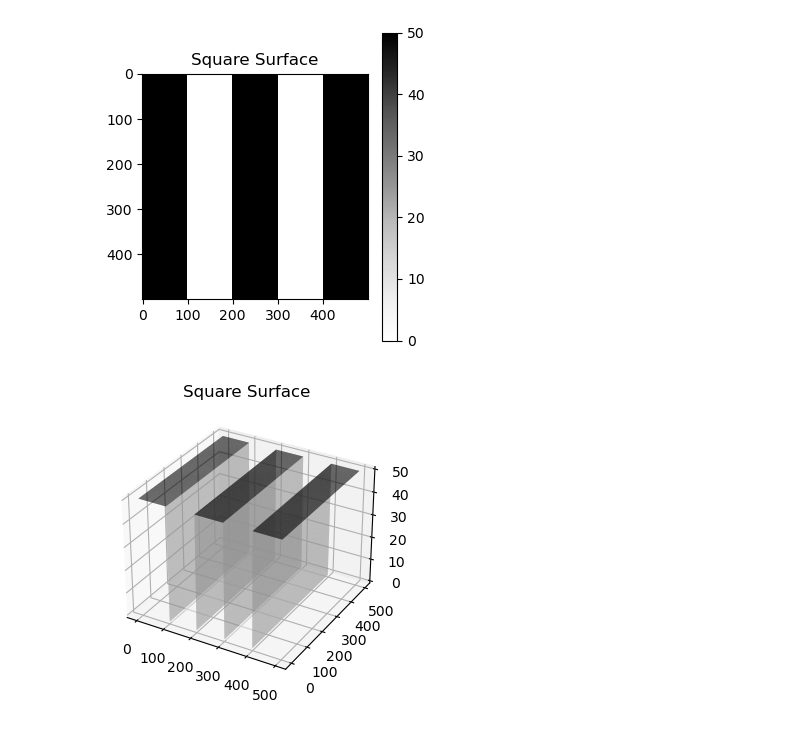
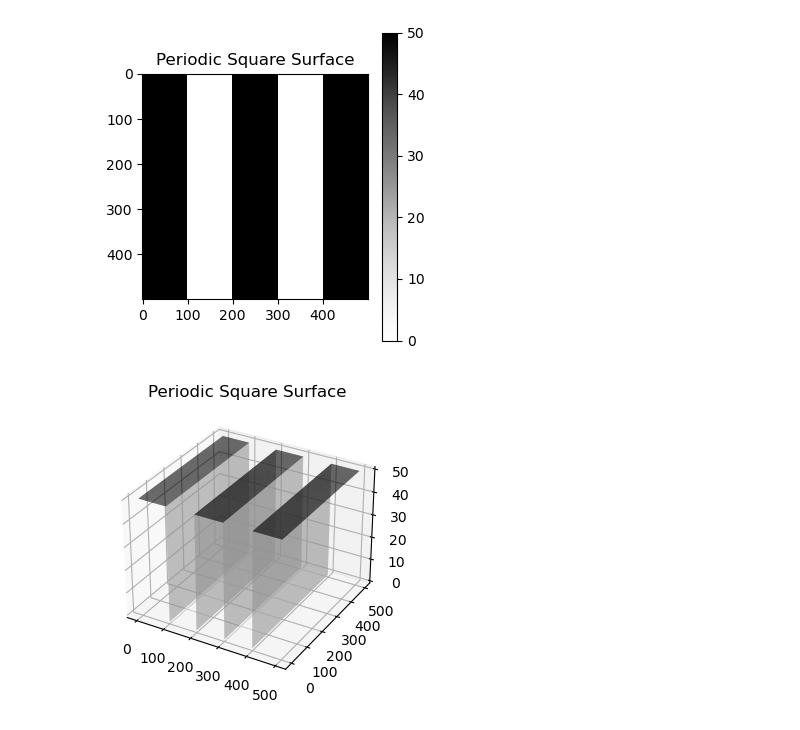
Before and after one commit to malekinho8/hollow-afm-deconvolution, a Jupyter notebook: 2D_dilation_erosion.ipynb, the cells around one changed output. Saved outputs shown, nothing was run; the diff lists cells and outputs as text; code cells hidden in the pictures.

```diff
--- a/2D_dilation_erosion.ipynb
+++ b/2D_dilation_erosion.ipynb
@@ -51,34 +52,34 @@ def generate_periodic_square_surface(size, feature_size, height, T):
     surface = np.zeros((size, size), dtype=float)
 
     for i in range(0, size, T):
         for j in range(0, size, T):
             surface[:,j:j+feature_size] = height
 
     return surface
 
 # Example: Generate a surface with periodic square features
 size = 500
 feature_size = 100
 periodicity = 200
 height = 50
 
 periodic_square_surface = generate_periodic_square_surface(size, feature_size, height, periodicity)
 
 # Plot the 2D array as a heatmap
 plt.figure(figsize=(8, 4))
 plt.subplot(1, 2, 1)
 plt.imshow(periodic_square_surface, cmap='Greys', interpolation='nearest')
 plt.colorbar()
-plt.title('Square Surface')
+plt.title('Periodic Square Surface')
 
 # Plot the surface in 3D
 x, y = np.meshgrid(np.arange(size), np.arange(size))
 fig = plt.figure(figsize=(8, 4))
 ax = fig.add_subplot(122, projection='3d')
 ax.plot_surface(x, y, periodic_square_surface, cmap='Greys', rstride=1, cstride=1, alpha=0.8, antialiased=True)
-ax.set_title('Square Surface')
+ax.set_title('Periodic Square Surface')
 
 plt.show()
 # %% [output]
-[figure, old version]
+[figure, new version]
-[figure, old version]
+[figure, new version]
```
Also changed, not shown: parts of 6 cells of this notebook.
